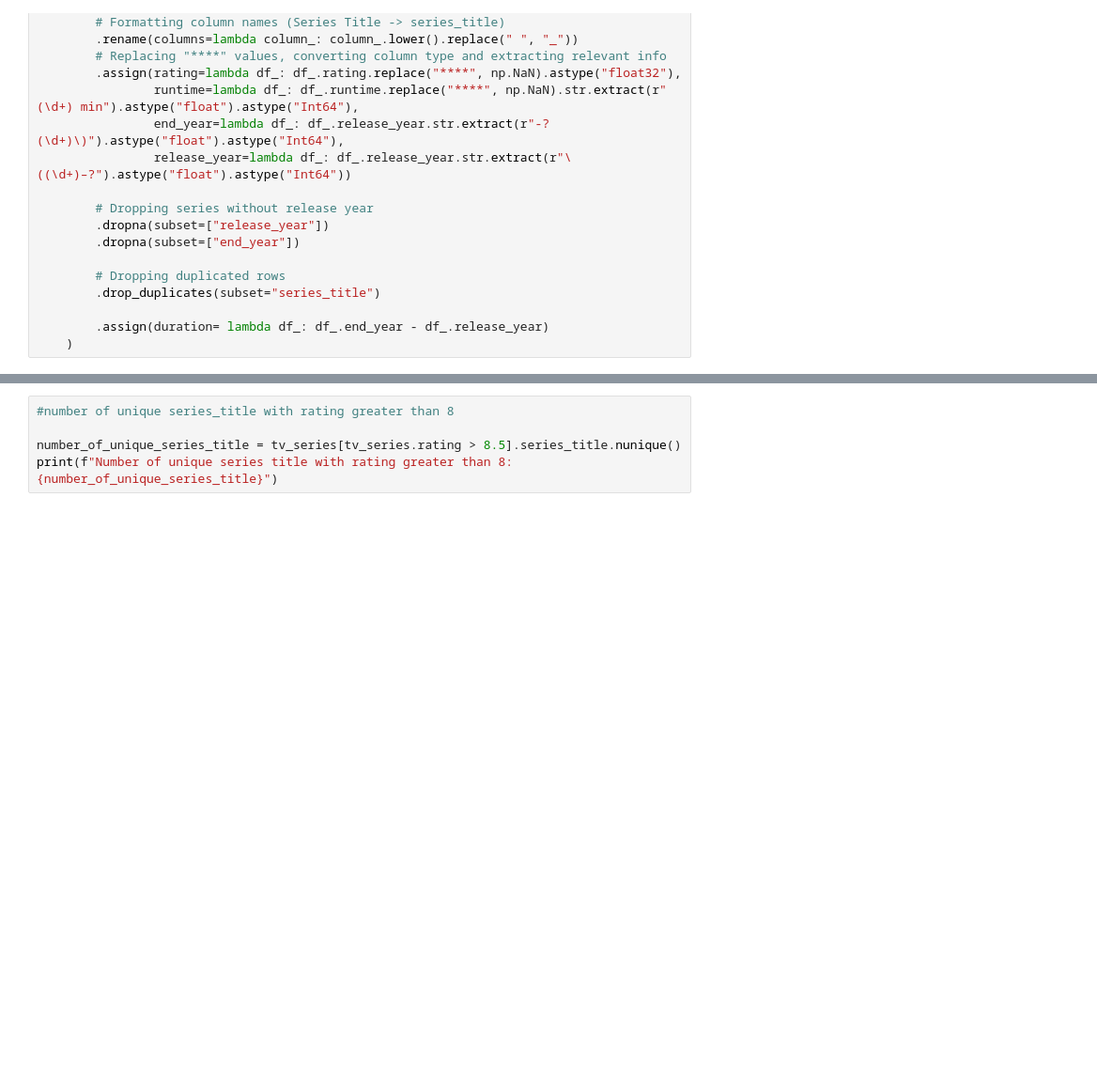
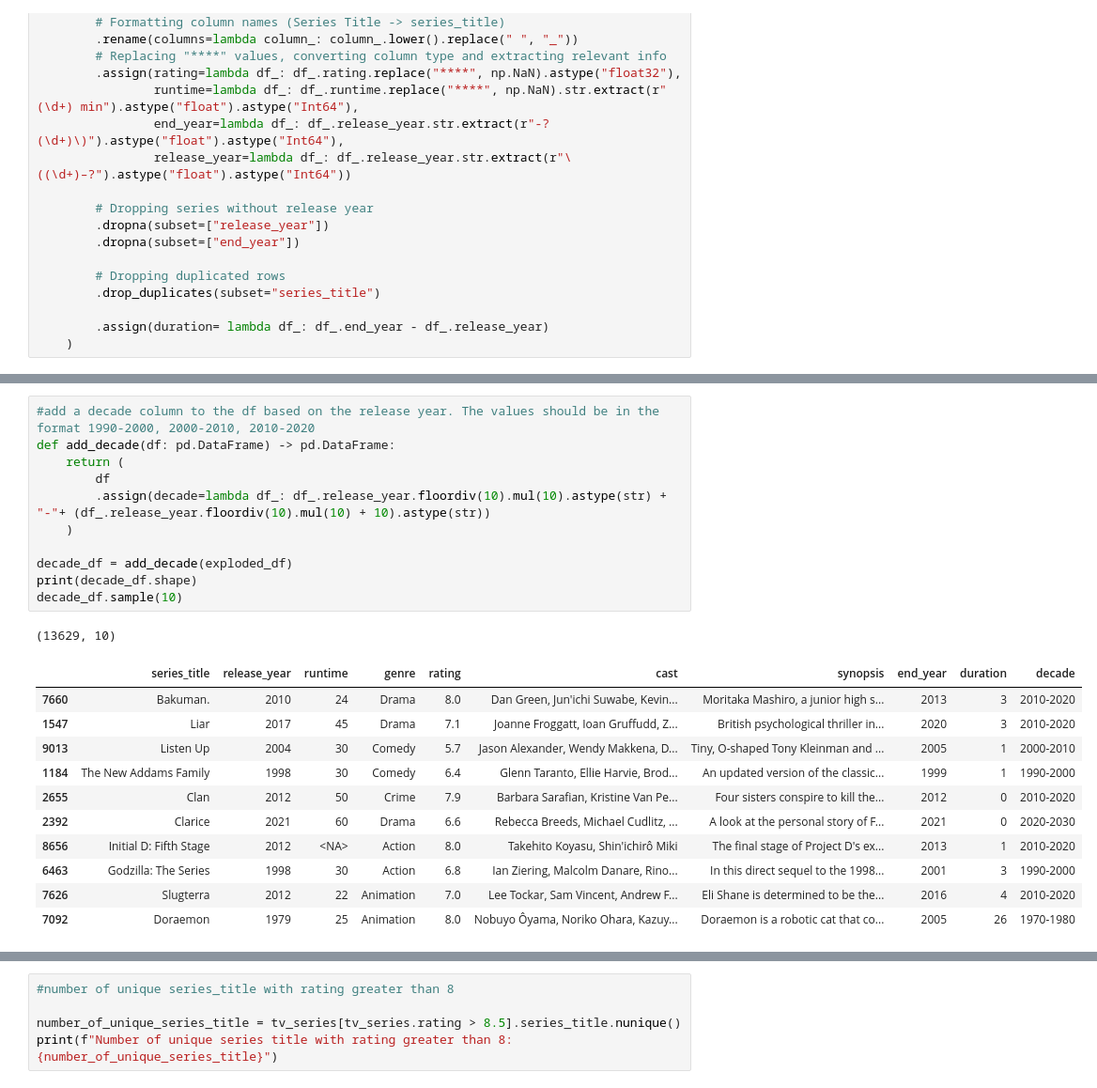
Before and after one commit to TithiSreemany/TithiSreemany.github.io, a Jupyter notebook: Web_Series_NarrativeVisualisation/data_cleaning.ipynb, the cells around one changed output, grey strips where cells are left out. Shown at 94% size. Cells and saved outputs as stored; diff of their text form; blank space fills up the shorter version.

```diff
--- a/Web_Series_NarrativeVisualisation/data_cleaning.ipynb
+++ b/Web_Series_NarrativeVisualisation/data_cleaning.ipynb
@@ -104 +111,25 @@ exploded_df.sample(3)
+# %%
+#add a decade column to the df based on the release year. The values should be in the format 1990-2000, 2000-2010, 2010-2020
+def add_decade(df: pd.DataFrame) -> pd.DataFrame:
+    return (
+        df
+        .assign(decade=lambda df_: df_.release_year.floordiv(10).mul(10).astype(str) + "-"+ (df_.release_year.floordiv(10).mul(10) + 10).astype(str))
+    )
+
+decade_df = add_decade(exploded_df)
+print(decade_df.shape)
+decade_df.sample(10)
+# %% [output]
+(13629, 10)
+|  | series_title | release_year | runtime | genre | rating | cast | synopsis | end_year | duration | decade |
+| 7660 | Bakuman. | 2010 | 24 | Drama | 8.0 | Dan Green, Jun'ichi Suwabe, Kevin... | Moritaka Mashiro, a junior high s... | 2013 | 3 | 2010-2020 |
+| 1547 | Liar | 2017 | 45 | Drama | 7.1 | Joanne Froggatt, Ioan Gruffudd, Z... | British psychological thriller in... | 2020 | 3 | 2010-2020 |
+| 9013 | Listen Up | 2004 | 30 | Comedy | 5.7 | Jason Alexander, Wendy Makkena, D... | Tiny, O-shaped Tony Kleinman and ... | 2005 | 1 | 2000-2010 |
+| 1184 | The New Addams Family | 1998 | 30 | Comedy | 6.4 | Glenn Taranto, Ellie Harvie, Brod... | An updated version of the classic... | 1999 | 1 | 1990-2000 |
+| 2655 | Clan | 2012 | 50 | Crime | 7.9 | Barbara Sarafian, Kristine Van Pe... | Four sisters conspire to kill the... | 2012 | 0 | 2010-2020 |
+| 2392 | Clarice | 2021 | 60 | Drama | 6.6 | Rebecca Breeds, Michael Cudlitz, ... | A look at the personal story of F... | 2021 | 0 | 2020-2030 |
+| 8656 | Initial D: Fifth Stage | 2012 | <NA> | Action | 8.0 | Takehito Koyasu, Shin'ichirô Miki | The final stage of Project D's ex... | 2013 | 1 | 2010-2020 |
+| 6463 | Godzilla: The Series | 1998 | 30 | Action | 6.8 | Ian Ziering, Malcolm Danare, Rino... | In this direct sequel to the 1998... | 2001 | 3 | 1990-2000 |
+| 7626 | Slugterra | 2012 | 22 | Animation | 7.0 | Lee Tockar, Sam Vincent, Andrew F... | Eli Shane is determined to be the... | 2016 | 4 | 2010-2020 |
+| 7092 | Doraemon | 1979 | 25 | Animation | 8.0 | Nobuyo Ôyama, Noriko Ohara, Kazuy... | Doraemon is a robotic cat that co... | 2005 | 26 | 1970-1980 |
 # %%
```
Also changed, not shown: parts of 11 cells of this notebook.
